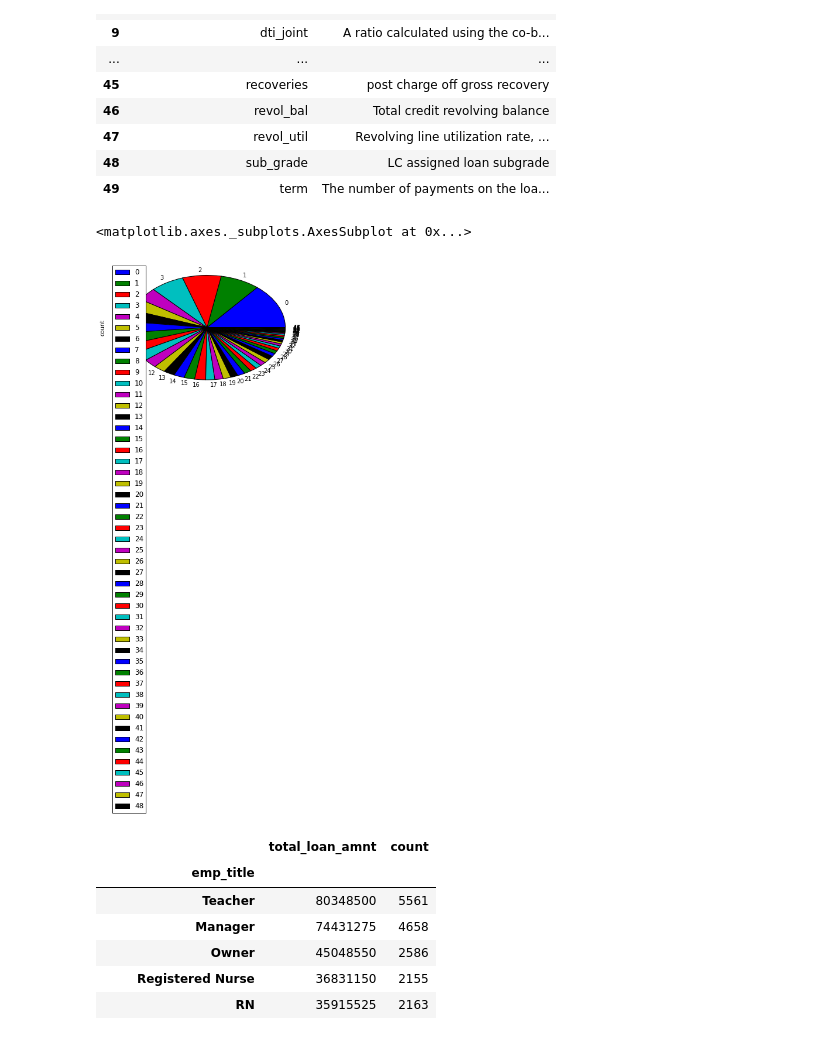
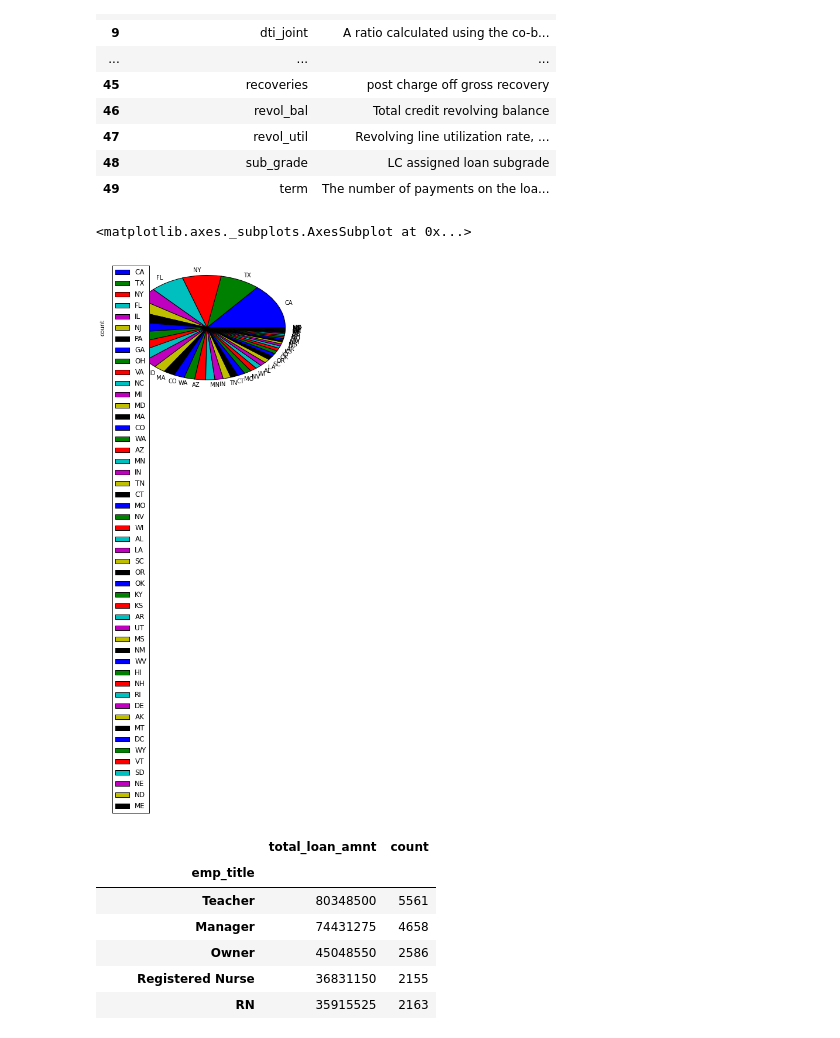
Before and after one commit to tedcheng/lendingclub, a Jupyter notebook: data_exploration.ipynb, the cells around one changed output. Drawn from its saved outputs; the diff is of its cells as text; code cells hidden in the pictures.

Commit message:
add pie chart

```diff
--- a/data_exploration.ipynb
+++ b/data_exploration.ipynb
@@ -47,22 +47,23 @@ loan_2015 = pd.read_csv('data/2015.csv')
 # %%
 # 1. Source of loan
 # - By State
 aggregations = {
     'id': 'count',
     'loan_amnt': 'sum'
 }
 
 renamed_columns = {
     'loan_amnt':'total_loan_amnt',
     'id': 'count'
 }
 
 loan_by_state = loan_2015.groupby('addr_state').agg(aggregations).rename(columns=renamed_columns)
-loan_by_state = loan_by_state.sort(['total_loan_amnt'], ascending = False)
-loan_by_state.reset_index()[['addr_state', 'count']].plot(kind='pie', y='count')
+loan_by_state = loan_by_state.sort(['total_loan_amnt'], ascending = False).reset_index()[['addr_state', 'count']]
+loan_by_state
+loan_by_state.plot(kind='pie', y='count', labels=loan_by_state['addr_state'])
 # %% [output]
 <matplotlib.axes._subplots.AxesSubplot at 0x...>
-[figure, old version]
+[figure, new version]
 # %%
 # - By Employment Title
 
```
